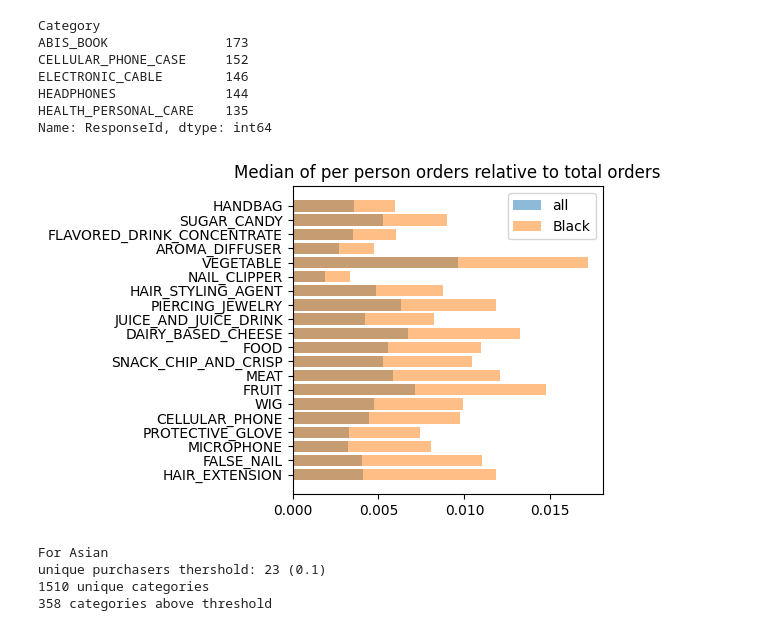
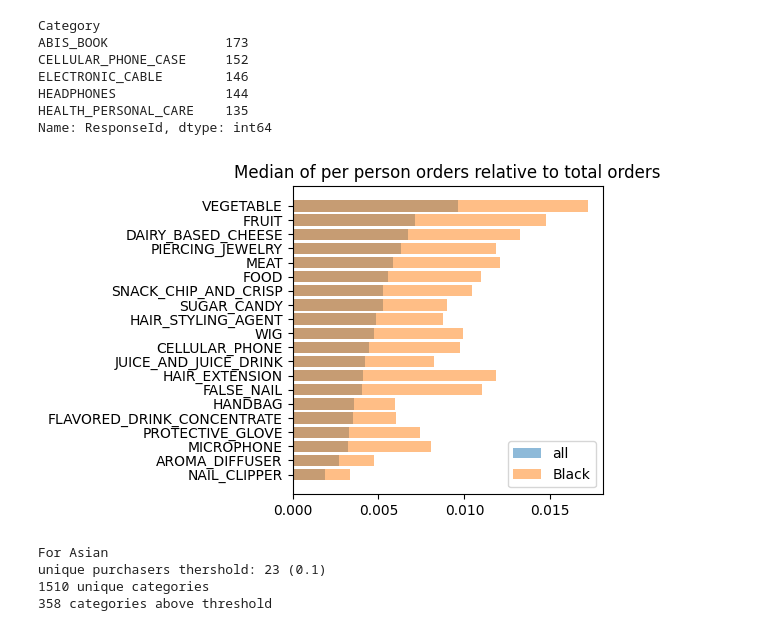
Before and after one commit to aberke/amazon-study, a Jupyter notebook: data-analysis/aberke-inferring-sensitive-attributes.ipynb, the cells around one changed output. Drawn from its saved outputs; the diff is of its cells as text; code cells hidden in the pictures.

```diff
--- a/data-analysis/aberke-inferring-sensitive-attributes.ipynb
+++ b/data-analysis/aberke-inferring-sensitive-attributes.ipynb
@@ -931,15 +931,20 @@ b_diff = (
 )
 b_diff = b_diff.sort_values(ascending=False)
 # b_diff.head(20)
-# %%
-b_tcats = b_diff.head(tcats_count).index.to_list()
-fig, ax = plt.subplots(1,1, figsize=(4, 4*tcats_count/20))
-ax.set_title('Median of per person orders relative to total orders')
-ax.barh(b_tcats, cat_rel_pop.set_index('Category').loc[b_tcats]['relative orders'], alpha=0.5, label='all')
-ax.barh(b_tcats, black_rel_popularity.set_index('Category').loc[b_tcats]['relative orders'], alpha=0.5, label='Black')
-_ = ax.legend()
-# %% [output]
-[figure, removed]
+# %%
+b_tcats = b_diff.head(tcats_count).index.to_list()
+# sort by order frequency
+b_tcats_sorted = (
+    cat_rel_pop.set_index('Category').loc[b_tcats]['relative orders']
+    .sort_values().index
+)
+fig, ax = plt.subplots(1,1, figsize=(4, 4*tcats_count/20))
+ax.set_title('Median of per person orders relative to total orders')
+ax.barh(b_tcats_sorted, cat_rel_pop.set_index('Category').loc[b_tcats_sorted]['relative orders'], alpha=0.5, label='all')
+ax.barh(b_tcats_sorted, black_rel_popularity.set_index('Category').loc[b_tcats_sorted]['relative orders'], alpha=0.5, label='Black')
+_ = ax.legend()
+# %% [output]
+[figure, added]
 # %%
 print('For Asian')
 ppl_threshold = round(asian_data_df['ResponseId'].nunique() * ppl_threshold_portion)
```
Also changed, not shown: parts of 165 cells of this notebook, 1 other file.
